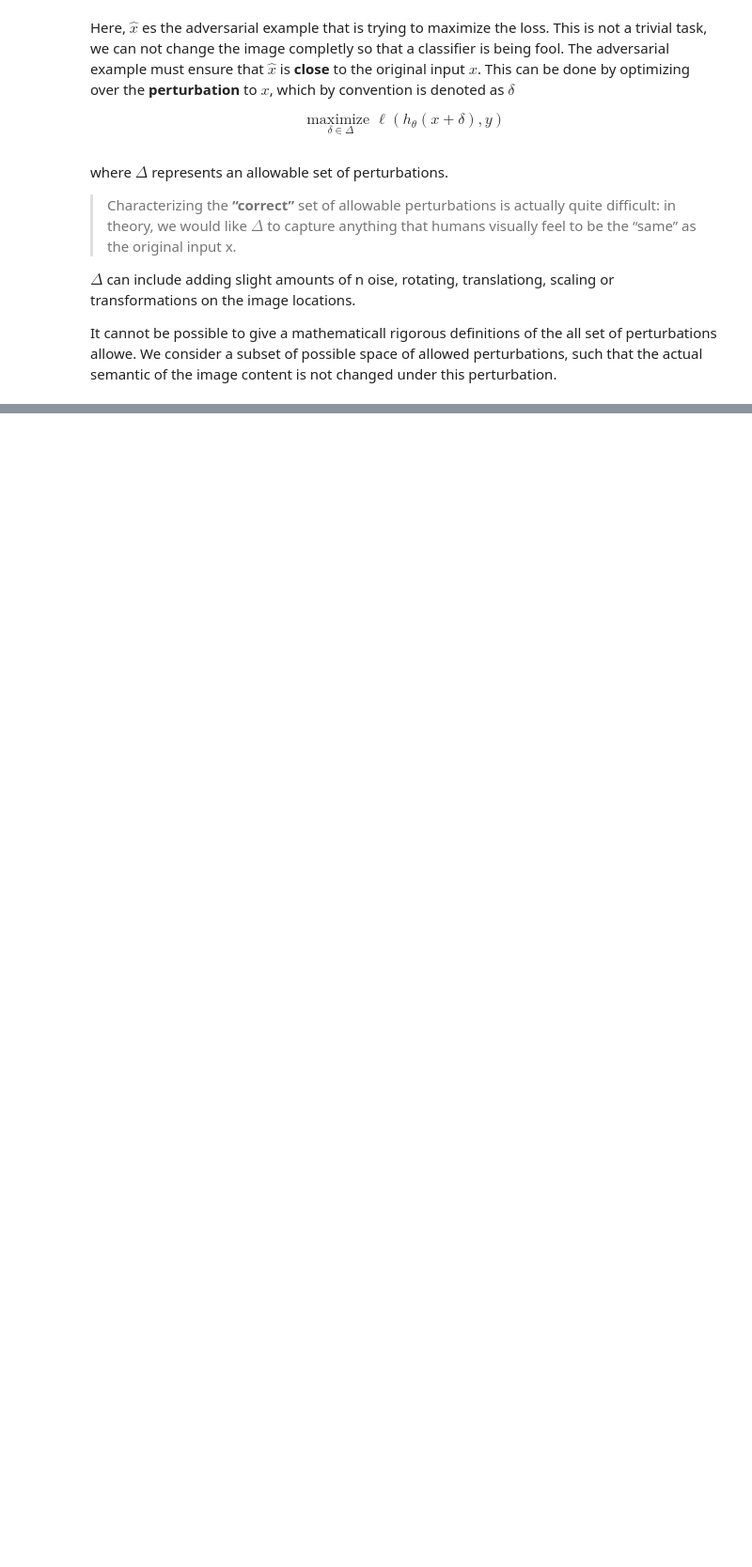
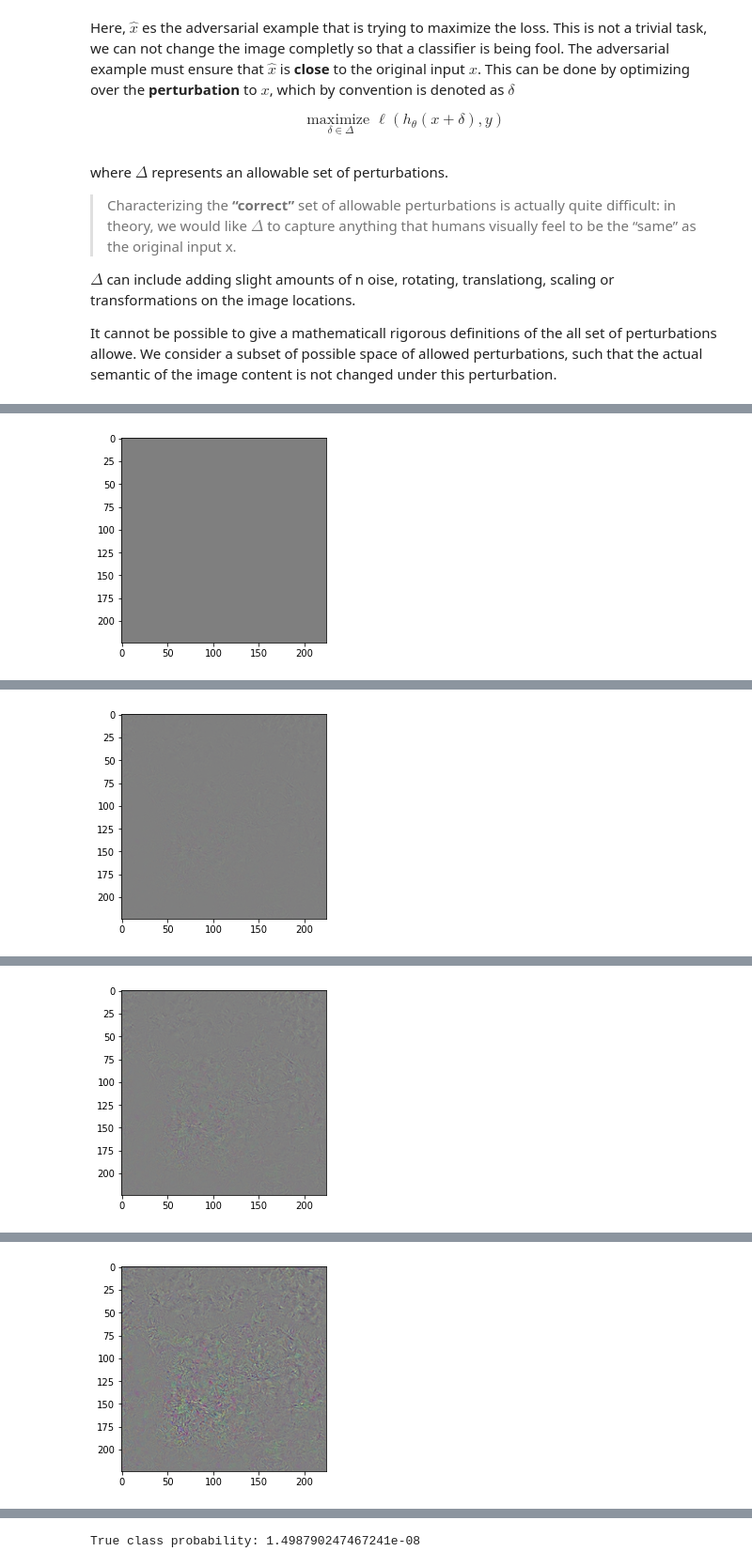
Before and after one commit to Ivanrs297/machine-learning-projects, a Jupyter notebook: ml-adversarial-robustness/Introduction_adversarial_robustness.ipynb, the cells around one changed output, grey strips where cells are left out. Shown at 94% size. Drawn from its saved outputs; the diff is of its cells as text; code cells hidden in the pictures; blank space fills up the shorter version.

```diff
--- a/ml-adversarial-robustness/Introduction_adversarial_robustness.ipynb
+++ b/ml-adversarial-robustness/Introduction_adversarial_robustness.ipynb
@@ -99,6 +114,0 @@ Now we load the list of ImageNet classes and compare our prediction with the max
-# %%
-import json
-with open("data/imagenet_class_index.json") as f:
-    imagenet_classes = {int(i):x[1] for i,x in json.load(f).items()}
-
-print(imagenet_classes[pred.max(dim=1)[1].item()])
@@ -229,0 +259,5 @@ $$
+# %%
+import torch.optim as optim
+
+epsilon = 2./255
+epsilon
@@ -229,0 +266,27 @@ $$
+# %%
+delta = torch.zeros_like(pig_tensor, requires_grad=True)
+optimizer = optim.SGD([delta], lr=1e-1)
+
+for t in range(30):
+
+    pred = model(norm(pig_tensor + delta))
+
+    # the loss is negative, since we want to maximize it
+    loss = -nn.CrossEntropyLoss()(pred, torch.LongTensor([341]))
+
+    if t % 5 == 0:
+        print(f"{t}, loss: {loss.item()}")
+        plt.imshow((50*delta+0.5)[0].detach().numpy().transpose(1,2,0))
+        plt.show()
+
+    optimizer.zero_grad()
+    loss.backward()
+    optimizer.step()
+
+    # clipping [-e, e]
+    delta.data.clamp_(-epsilon, epsilon)
+
+
+
+print("True class probability:", nn.Softmax(dim=1)(pred)[0,341].item())
+# %% [output]
@@ -229,0 +294 @@ $$
+[figure, added]
@@ -229,0 +296 @@ $$
+[figure, added]
@@ -229,0 +298 @@ $$
+[figure, added]
@@ -229,0 +300 @@ $$
+[figure, added]
@@ -229,0 +305 @@ $$
+True class probability: 1.498790247467241e-08
```
Also changed, not shown: parts of 27 cells of this notebook, 15 other files.
